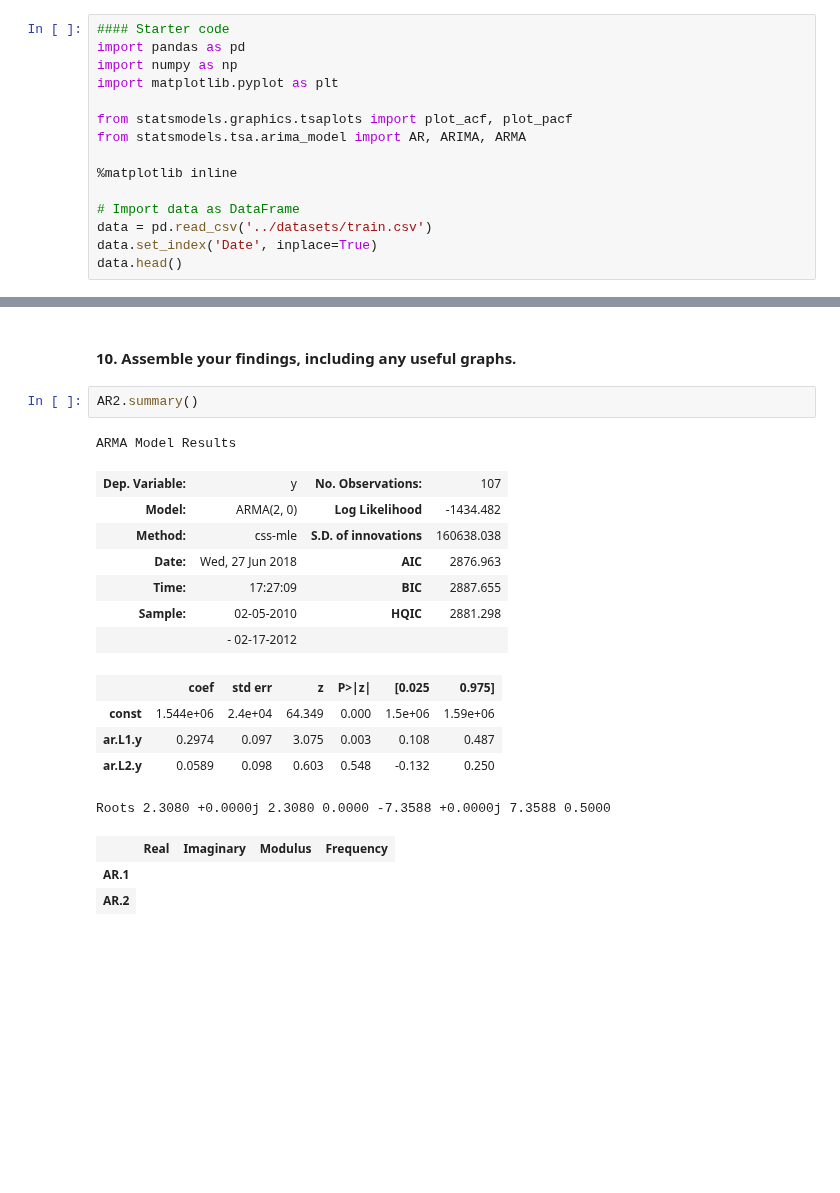
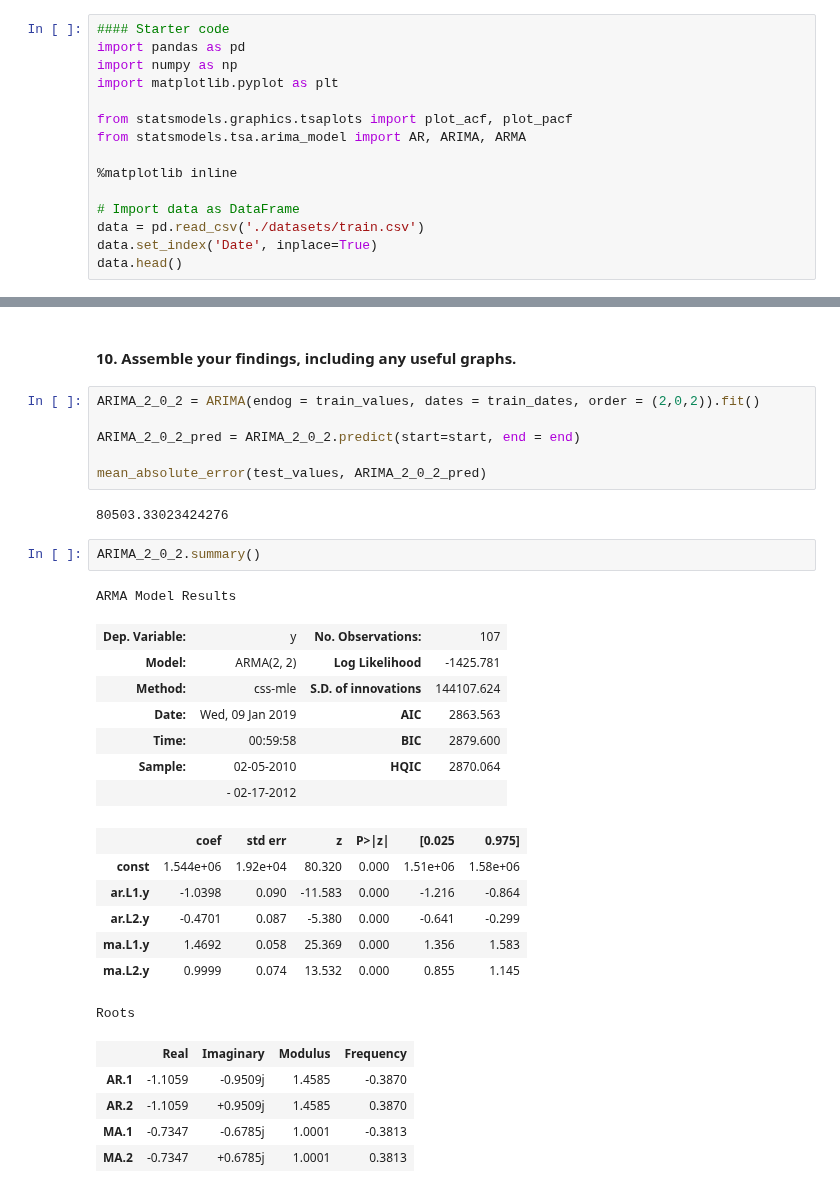
Before and after one commit to ga-curriculum/lab-time-series-arima, a Jupyter notebook: solution-code/ARIMA-lab-solutions.ipynb, the cells around one changed output, grey strips where cells are left out. Saved outputs shown, nothing was run; the diff lists cells and outputs as text; blank space fills up the shorter version.

```diff
--- a/solution-code/ARIMA-lab-solutions.ipynb
+++ b/solution-code/ARIMA-lab-solutions.ipynb
@@ -51,7 +51,7 @@ from statsmodels.tsa.arima_model import AR, ARIMA, ARMA
 %matplotlib inline
 
 # Import data as DataFrame
-data = pd.read_csv('../datasets/train.csv')
+data = pd.read_csv('./datasets/train.csv')
 data.set_index('Date', inplace=True)
 data.head()
 # %% [output]
@@ -368,21 +533,33 @@ Looks like both of the MAE were worse from the original AR, the MAE of the ARMA(
 # %% [markdown]
 #### 10. Assemble your findings, including any useful graphs.
+# %%
+ARIMA_2_0_2 = ARIMA(endog = train_values, dates = train_dates, order = (2,0,2)).fit()
+
+ARIMA_2_0_2_pred = ARIMA_2_0_2.predict(start=start, end = end)
+
+mean_absolute_error(test_values, ARIMA_2_0_2_pred)
+# %% [output]
+80503.33023424276
 # %%
-AR2.summary()
+ARIMA_2_0_2.summary()
 # %% [output]
 ARMA Model Results
 | Dep. Variable: | y | No. Observations: | 107 |
-| Model: | ARMA(2, 0) | Log Likelihood | -1434.482 |
-| Method: | css-mle | S.D. of innovations | 160638.038 |
-| Date: | Wed, 27 Jun 2018 | AIC | 2876.963 |
-| Time: | 17:27:09 | BIC | 2887.655 |
-| Sample: | 02-05-2010 | HQIC | 2881.298 |
+| Model: | ARMA(2, 2) | Log Likelihood | -1425.781 |
+| Method: | css-mle | S.D. of innovations | 144107.624 |
+| Date: | Wed, 09 Jan 2019 | AIC | 2863.563 |
+| Time: | 00:59:58 | BIC | 2879.600 |
+| Sample: | 02-05-2010 | HQIC | 2870.064 |
 |  | - 02-17-2012 |  |  |
 |  | coef | std err | z | P>|z| | [0.025 | 0.975] |
-| const | 1.544e+06 | 2.4e+04 | 64.349 | 0.000 | 1.5e+06 | 1.59e+06 |
-| ar.L1.y | 0.2974 | 0.097 | 3.075 | 0.003 | 0.108 | 0.487 |
-| ar.L2.y | 0.0589 | 0.098 | 0.603 | 0.548 | -0.132 | 0.250 |
+| const | 1.544e+06 | 1.92e+04 | 80.320 | 0.000 | 1.51e+06 | 1.58e+06 |
+| ar.L1.y | -1.0398 | 0.090 | -11.583 | 0.000 | -1.216 | -0.864 |
+| ar.L2.y | -0.4701 | 0.087 | -5.380 | 0.000 | -0.641 | -0.299 |
+| ma.L1.y | 1.4692 | 0.058 | 25.369 | 0.000 | 1.356 | 1.583 |
+| ma.L2.y | 0.9999 | 0.074 | 13.532 | 0.000 | 0.855 | 1.145 |
-Roots 2.3080 +0.0000j 2.3080 0.0000 -7.3588 +0.0000j 7.3588 0.5000
+Roots
 |  | Real | Imaginary | Modulus | Frequency |
-| AR.1 |
-| AR.2 |
+| AR.1 | -1.1059 | -0.9509j | 1.4585 | -0.3870 |
+| AR.2 | -1.1059 | +0.9509j | 1.4585 | 0.3870 |
+| MA.1 | -0.7347 | -0.6785j | 1.0001 | -0.3813 |
+| MA.2 | -0.7347 | +0.6785j | 1.0001 | 0.3813 |
```
Also changed, not shown: parts of 45 cells of this notebook.
